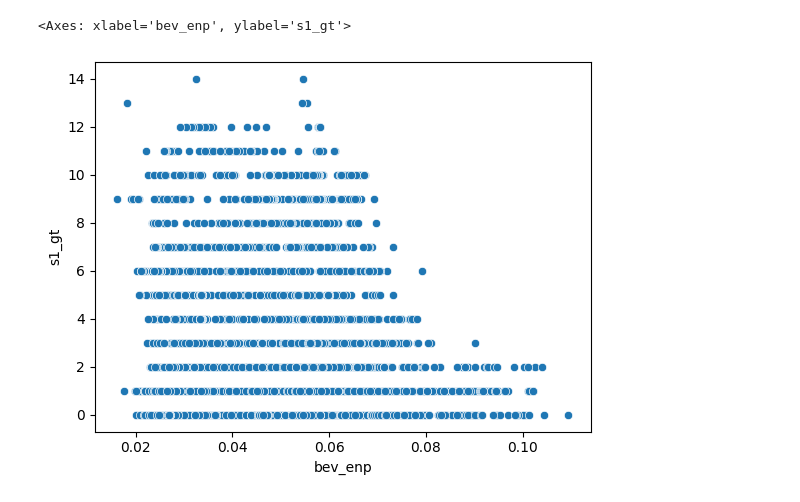
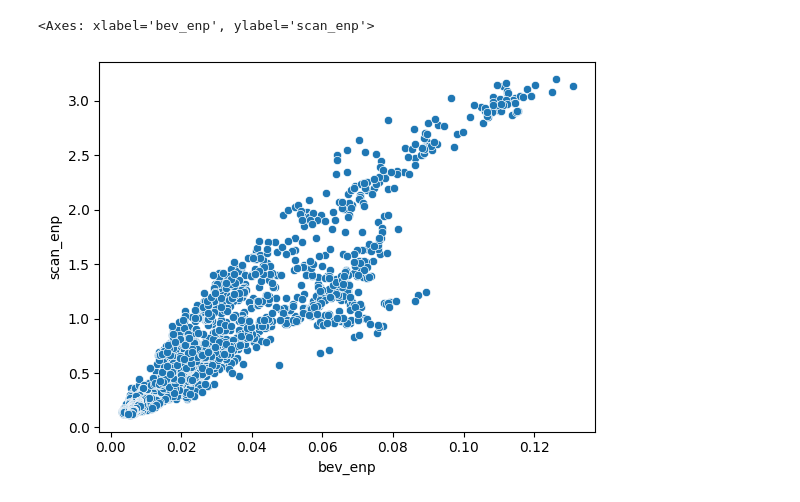
Before and after one commit to Kazawaryu/CARLA_ADA, a Jupyter notebook: ada_exp/parameters/s1/radius.ipynb, the cells around one changed output. Cells and saved outputs as stored; diff of their text form; code cells hidden in the pictures.

```diff
--- a/ada_exp/parameters/s1/radius.ipynb
+++ b/ada_exp/parameters/s1/radius.ipynb
@@ -12,7 +12,7 @@ set_A_05 = ['1226_1700', '1226_1713', '1226_1727', '1226_1741', '1226_1756']
 set_B_02 = ['0104_2223', '0104_2309', '0104_2328', '0104_2343', '0105_0013']
 set_D_06 = ['0104_1949', '0104_2002', '0104_2016', '0104_2032', '0104_2056']
 
-s1s2_path = './s1s2_score_D60.csv'
+s1s2_path = './s1s2_score_B60.csv'
 # %%
 df = pd.read_csv(s1s2_path)
 X = np.array([df['scan_enp'], df['bev_enp']]).T
@@ -30,10 +31,10 @@ def evaluate_regression(y_test, y_pred):
 # %%
 import seaborn as sns
 
-sns.scatterplot(x=df['bev_enp'], y=df['s1_gt'])
+sns.scatterplot(x=df['bev_enp'], y=df['scan_enp'])
 # %% [output]
-<Axes: xlabel='bev_enp', ylabel='s1_gt'>
+<Axes: xlabel='bev_enp', ylabel='scan_enp'>
-[figure, old version]
+[figure, new version]
 # %%
 import pandas as pd
 import numpy as np
```
Also changed, not shown: parts of 2 cells of this notebook, 13 other files.
